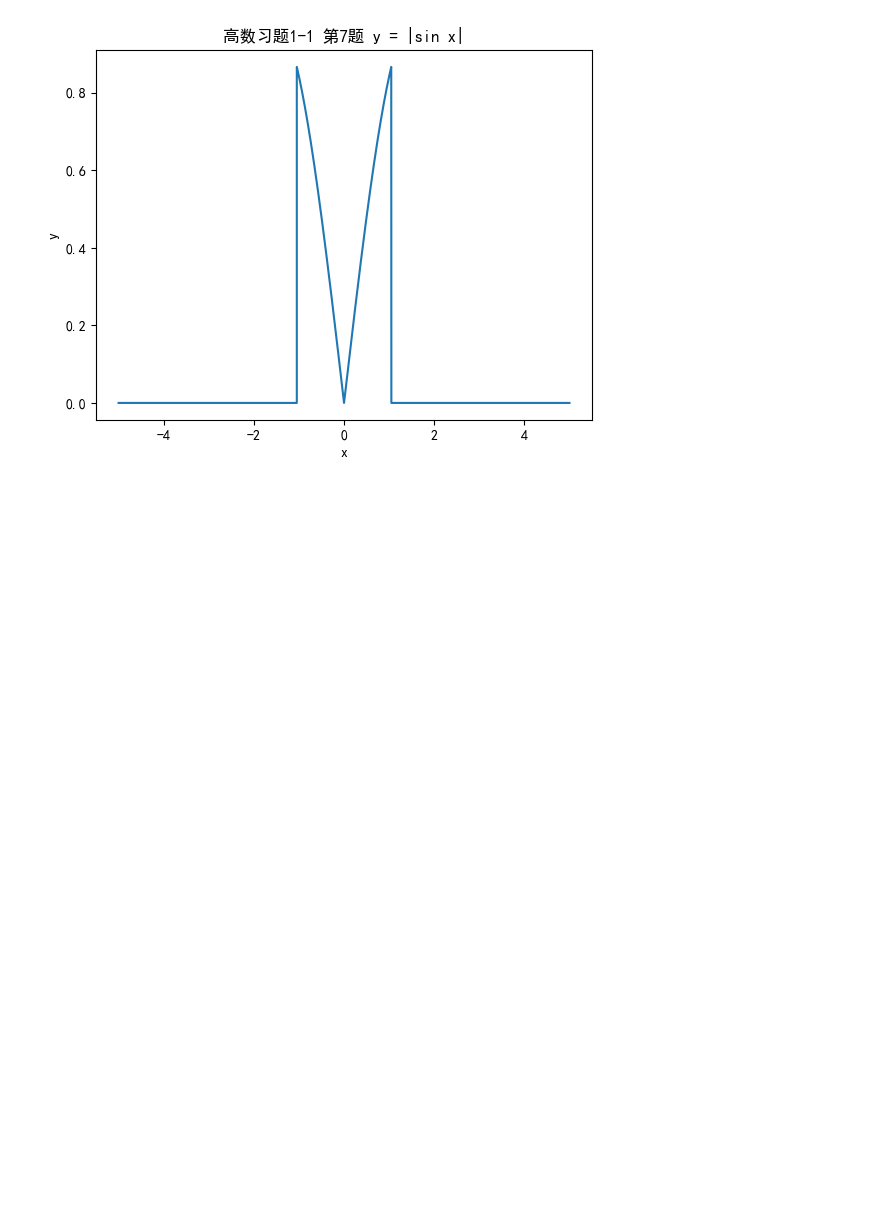
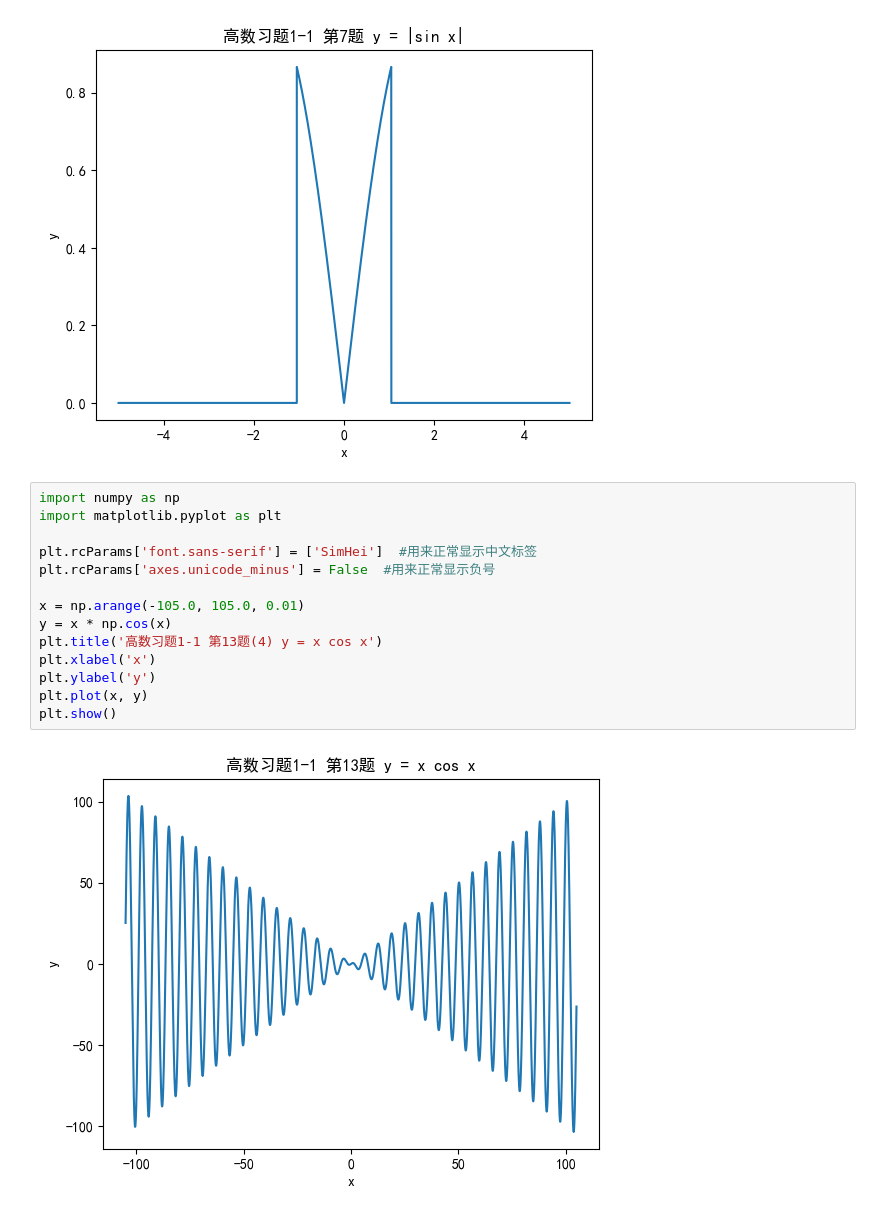
Before and after one commit to zhujz-git/beginning-python, a Jupyter notebook: pandas_excel/math_plt.ipynb, the cells around one changed output. Saved outputs shown, nothing was run; the diff lists cells and outputs as text; blank space fills up the shorter version.

```diff
--- a/pandas_excel/math_plt.ipynb
+++ b/pandas_excel/math_plt.ipynb
@@ -14,3 +14,19 @@ plt.plot(x, y)
 plt.show()
 # %% [output]
 [figure]
+# %%
+import numpy as np
+import matplotlib.pyplot as plt
+
+plt.rcParams['font.sans-serif'] = ['SimHei']  #用来正常显示中文标签
+plt.rcParams['axes.unicode_minus'] = False  #用来正常显示负号
+
+x = np.arange(-105.0, 105.0, 0.01)
+y = x * np.cos(x)
+plt.title('高数习题1-1 第13题(4) y = x cos x')
+plt.xlabel('x')
+plt.ylabel('y')
+plt.plot(x, y)
+plt.show()
+# %% [output]
+[figure, added]
```
Also changed, not shown: parts of 1 cell of this notebook.
